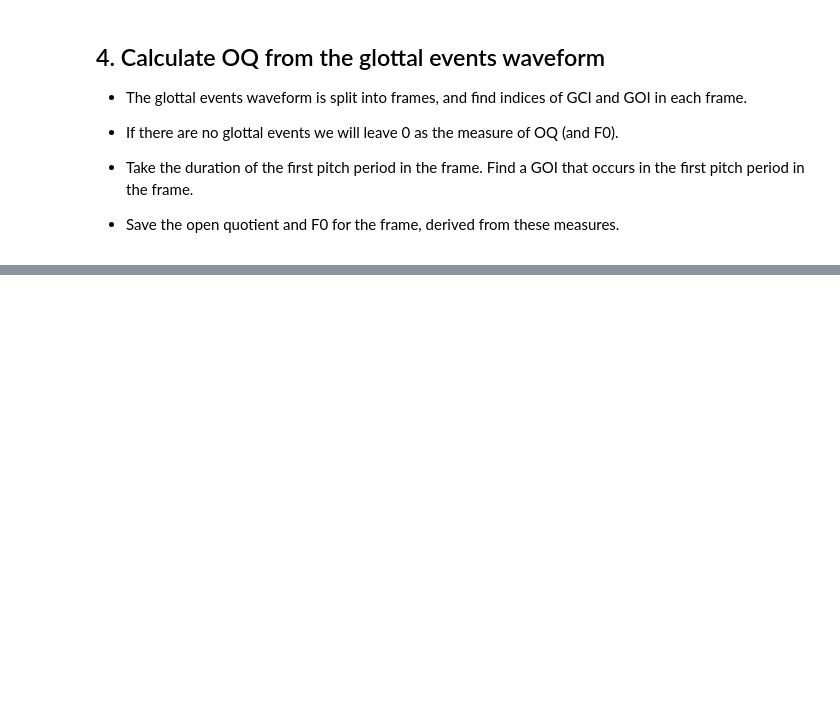
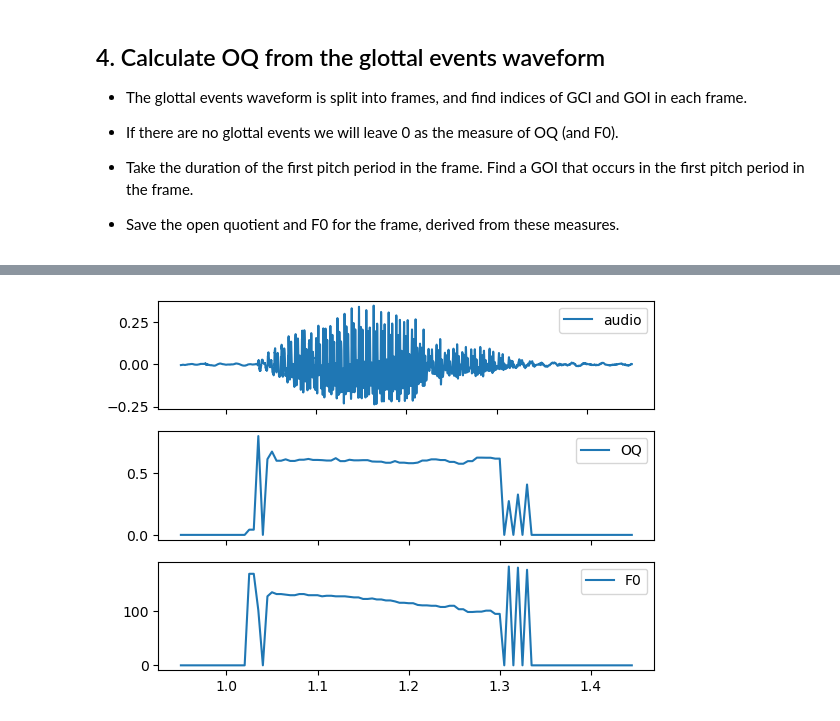
Before and after one commit to keithjohnson-berkeley/EGG2OQ, a Jupyter notebook: egg2oq.ipynb, the cells around one changed output, grey strips where cells are left out. Saved outputs shown, nothing was run; the diff lists cells and outputs as text; code cells hidden in the pictures; blank space fills up the shorter version.

Commit message:
added function process_EGG()

```diff
--- a/egg2oq.ipynb
+++ b/egg2oq.ipynb
@@ -274,7 +292,7 @@ def process_EGG(filename,egg_channel=1,window_length = 0.02, hop_dur = 0.005,
     frames = make_frames(glottal,win,hop)   # split the glottal events waveform into frames
 
     frame_rate = 1/hop_dur
-    ftime = [(i/frame_rate)+(window_length/2) for i in range(frames.shape[0])]  # get times of frames, for plotting
+    ftime = np.array([(i/frame_rate)+(window_length/2) for i in range(frames.shape[0])])  # get times of frames, for plotting
 
     f0 = np.zeros(frames.shape[0])
     OQ = np.zeros(frames.shape[0])
@@ -341,0 +321,34 @@ Audio(audio[start_sample:end_sample],rate=fs)
+# %%
+t,f0,OQ = process_EGG("example_egg.wav",egg_channel=1)
+
+#-----------------------------------------
+
+data, fs = librosa.load("example_egg.wav", mono=False,)
+audio = data[0]  # making an assumption here about channel assignments
+
+time = [i/fs for i in range(audio.size)]   ## the time values of audio samples for plotting.
+
+start_time = 0.95
+end_time = start_time + 0.5
+
+start_frame = np.abs(t - start_time).argmin()  # index in frame data
+end_frame = np.abs(t-end_time).argmin()
+
+start_sample = int(t[start_frame]*fs)  # index of those frame times
+end_sample = int(t[end_frame]*fs)
+
+fig = plt.figure()
+ax1 =fig.add_subplot(311,)
+ax1.plot(time[start_sample:end_sample],audio[start_sample:end_sample],label="audio")
+ax1.set_xticklabels([])
+ax1.legend()
+ax2 =fig.add_subplot(312)
+ax2.plot(t[start_frame:end_frame],OQ[start_frame:end_frame],label="OQ")
+ax2.set_xticklabels([])
+ax2.legend()
+ax3 =fig.add_subplot(313)
+ax3.plot(t[start_frame:end_frame],f0[start_frame:end_frame],label="F0")
+ax3.legend()
+
+Audio(audio[start_sample:end_sample],rate=fs)
+# %% [output]
@@ -341,0 +356 @@ Audio(audio[start_sample:end_sample],rate=fs)
+[figure, added]
```
Also changed, not shown: parts of 13 cells of this notebook.
